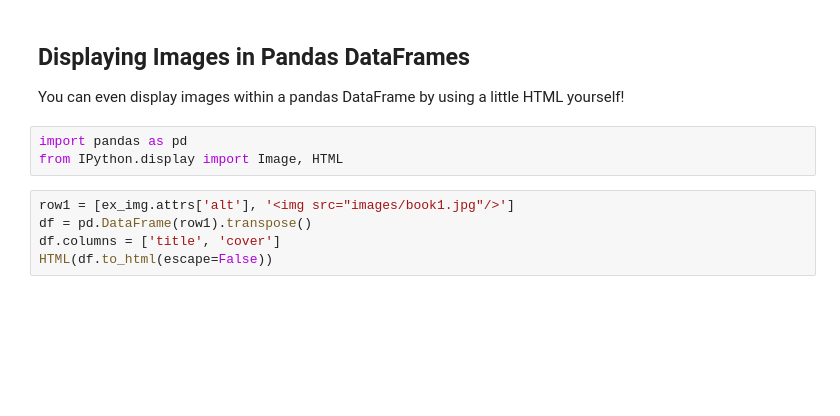
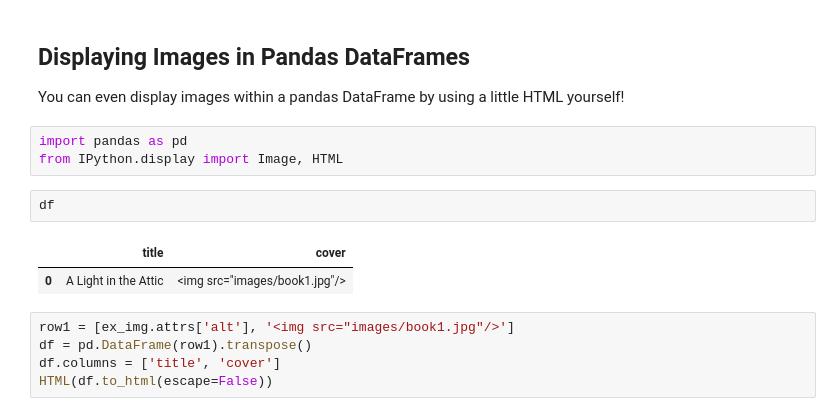
Before and after one commit to JonSolow/dsc-scraping-images-dc-ds-career-042219, a Jupyter notebook: index.ipynb, the cells around one changed output. Cells and saved outputs as stored; diff of their text form; blank space fills up the shorter version.

```diff
--- a/index.ipynb
+++ b/index.ipynb
@@ -99,6 +99,11 @@ You can even display images within a pandas DataFrame by using a little HTML you
 # %%
 import pandas as pd
 from IPython.display import Image, HTML
+# %%
+df
+# %% [output]
+|  | title | cover |
+| 0 | A Light in the Attic | <img src="images/book1.jpg"/> |
 # %%
 row1 = [ex_img.attrs['alt'], '<img src="images/book1.jpg"/>']
 df = pd.DataFrame(row1).transpose()
```
